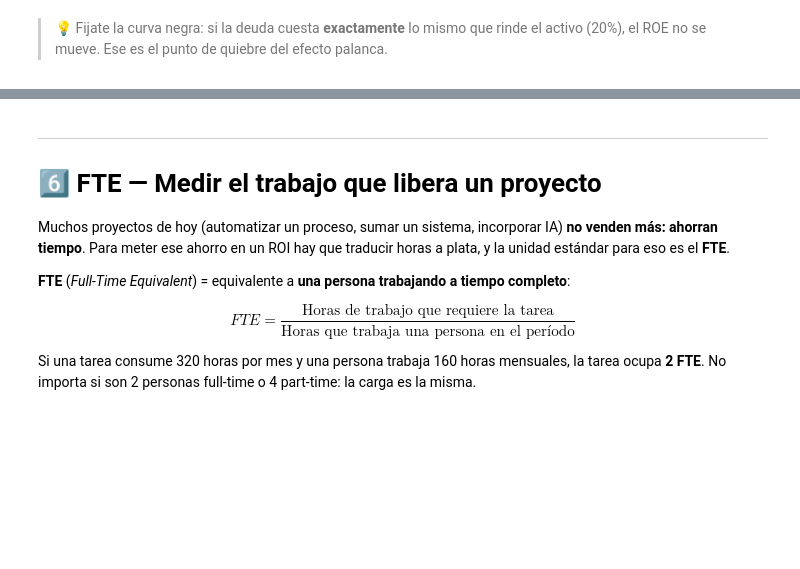
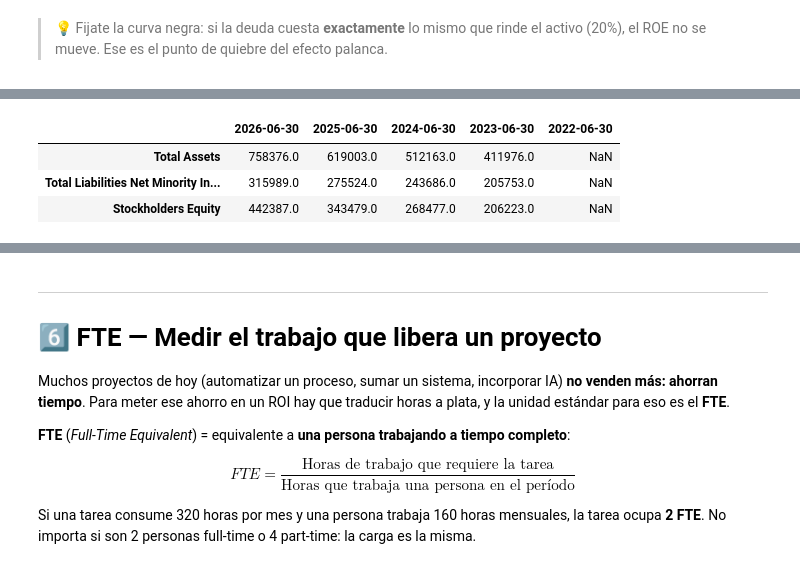
Before and after one commit to Datso653/Laboratorio-de-metodos-Cuantitativos-Aplicados-a-la-gestion, a Jupyter notebook: notebooks/14_Aplicaciones_financieras_para_inversiones.ipynb, the cells around one changed output, grey strips where cells are left out. Saved outputs shown, nothing was run; the diff lists cells and outputs as text; code cells hidden in the pictures; blank space fills up the shorter version.

```diff
--- a/notebooks/14_Aplicaciones_financieras_para_inversiones.ipynb
+++ b/notebooks/14_Aplicaciones_financieras_para_inversiones.ipynb
@@ -527,0 +569,11 @@ plt.show()
+# %%
+# Balance ANUAL: lo que la empresa tiene (activo), lo que debe (pasivo) y lo que es de los dueños (patrimonio)
+balance = msft.balance_sheet
+
+filas_balance = ["Total Assets", "Total Liabilities Net Minority Interest", "Stockholders Equity"]
+(balance.loc[filas_balance] / 1e6).round(0)
+# %% [output]
+|  | 2026-06-30 | 2025-06-30 | 2024-06-30 | 2023-06-30 | 2022-06-30 |
+| Total Assets | 758376.0 | 619003.0 | 512163.0 | 411976.0 | NaN |
+| Total Liabilities Net Minority In... | 315989.0 | 275524.0 | 243686.0 | 205753.0 | NaN |
+| Stockholders Equity | 442387.0 | 343479.0 | 268477.0 | 206223.0 | NaN |
```
Also changed, not shown: parts of 11 cells of this notebook, 5 other files.
